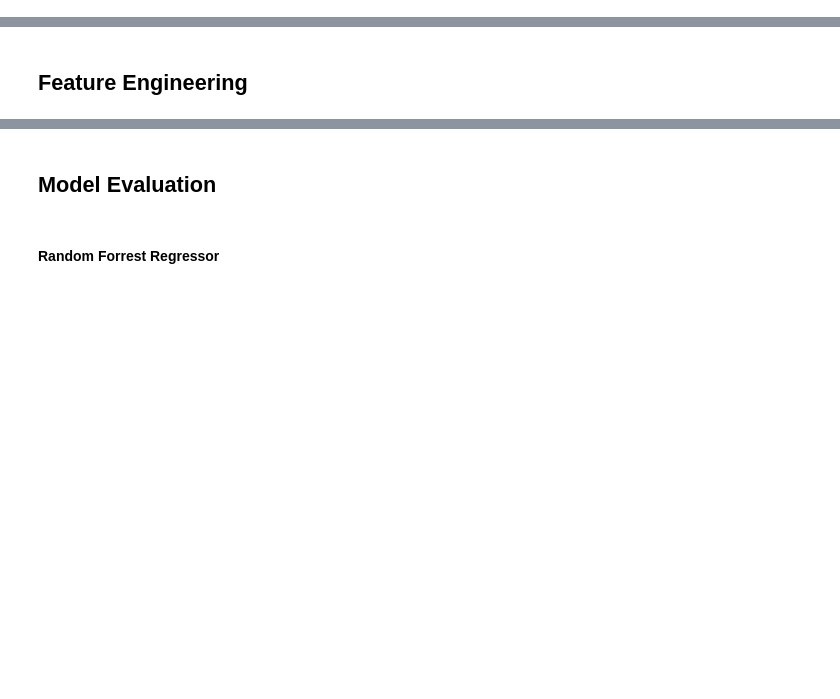
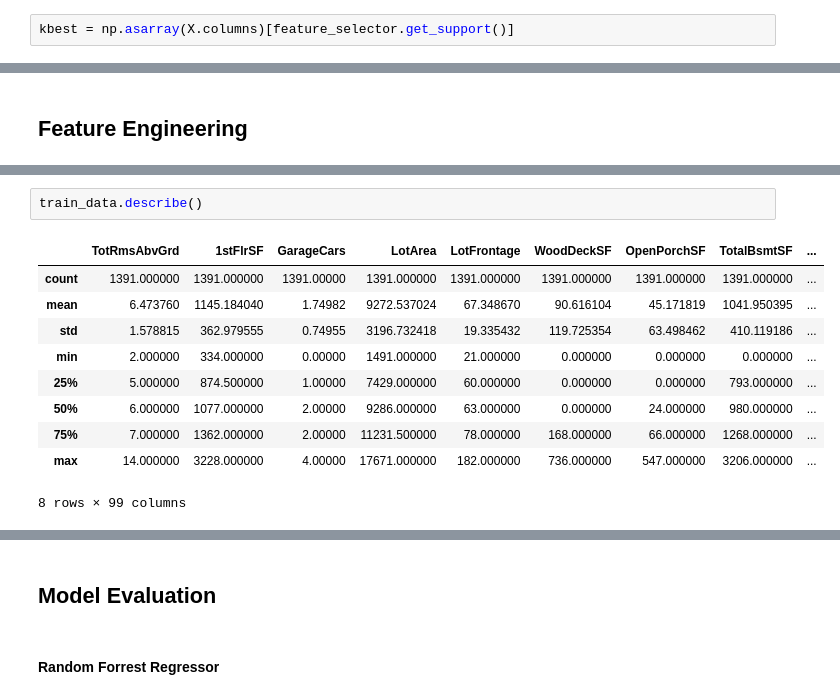
Before and after one commit to MichaelWoo-git/House_Pricing_Prediction_ML_Regression, a Jupyter notebook: 01_Predicting_House_Prices.ipynb, the cells around one changed output, grey strips where cells are left out. Cells and saved outputs as stored; diff of their text form; blank space fills up the shorter version.

```diff
--- a/Untitled.ipynb
+++ b/01_Predicting_House_Prices.ipynb
@@ -209 +241,3 @@ kbest = np.asarray(get_cols_loan)[feature_selector.get_support()]
+# %%
+kbest = np.asarray(X.columns)[feature_selector.get_support()]
 # %% [markdown]
@@ -293,0 +405,13 @@ train_data = train_data.join(sp)
+# %%
+train_data.describe()
+# %% [output]
+|  | TotRmsAbvGrd | 1stFlrSF | GarageCars | LotArea | LotFrontage | WoodDeckSF | OpenPorchSF | TotalBsmtSF | ... |
+| count | 1391.000000 | 1391.000000 | 1391.00000 | 1391.000000 | 1391.000000 | 1391.000000 | 1391.000000 | 1391.000000 | ... |
+| mean | 6.473760 | 1145.184040 | 1.74982 | 9272.537024 | 67.348670 | 90.616104 | 45.171819 | 1041.950395 | ... |
+| std | 1.578815 | 362.979555 | 0.74955 | 3196.732418 | 19.335432 | 119.725354 | 63.498462 | 410.119186 | ... |
+| min | 2.000000 | 334.000000 | 0.00000 | 1491.000000 | 21.000000 | 0.000000 | 0.000000 | 0.000000 | ... |
+| 25% | 5.000000 | 874.500000 | 1.00000 | 7429.000000 | 60.000000 | 0.000000 | 0.000000 | 793.000000 | ... |
+| 50% | 6.000000 | 1077.000000 | 2.00000 | 9286.000000 | 63.000000 | 0.000000 | 24.000000 | 980.000000 | ... |
+| 75% | 7.000000 | 1362.000000 | 2.00000 | 11231.500000 | 78.000000 | 168.000000 | 66.000000 | 1268.000000 | ... |
+| max | 14.000000 | 3228.000000 | 4.00000 | 17671.000000 | 182.000000 | 736.000000 | 547.000000 | 3206.000000 | ... |
+8 rows × 99 columns
```
Also changed, not shown: parts of 53 cells of this notebook.
